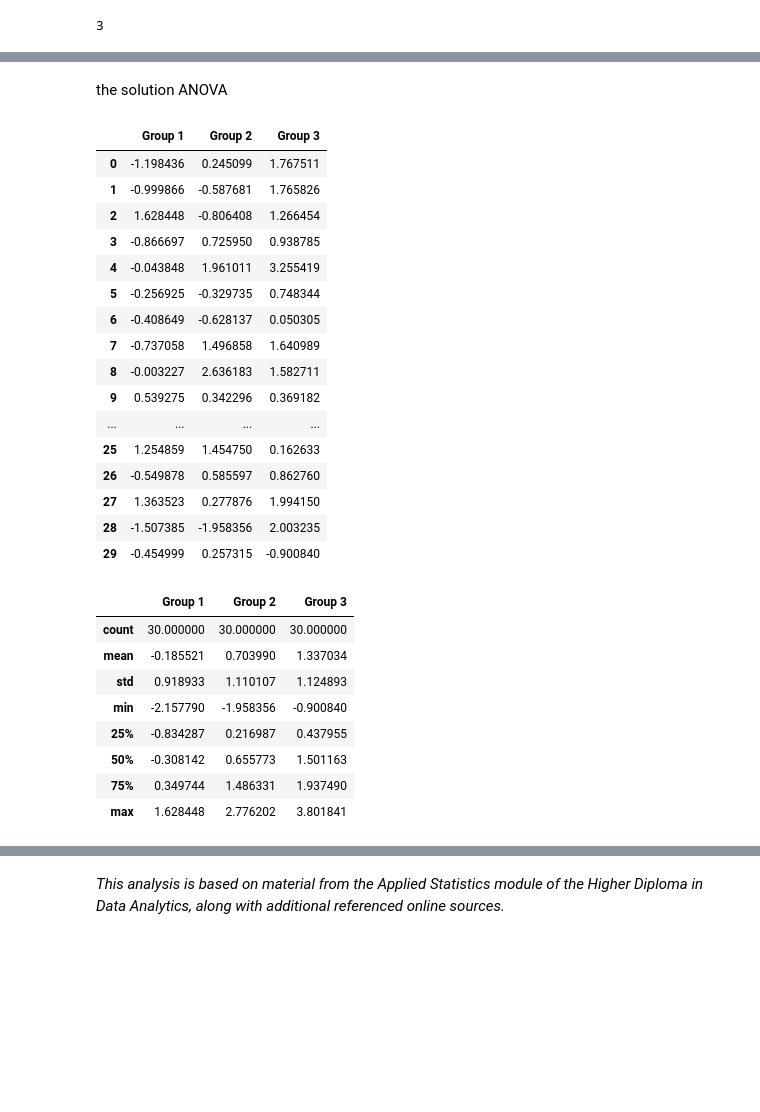
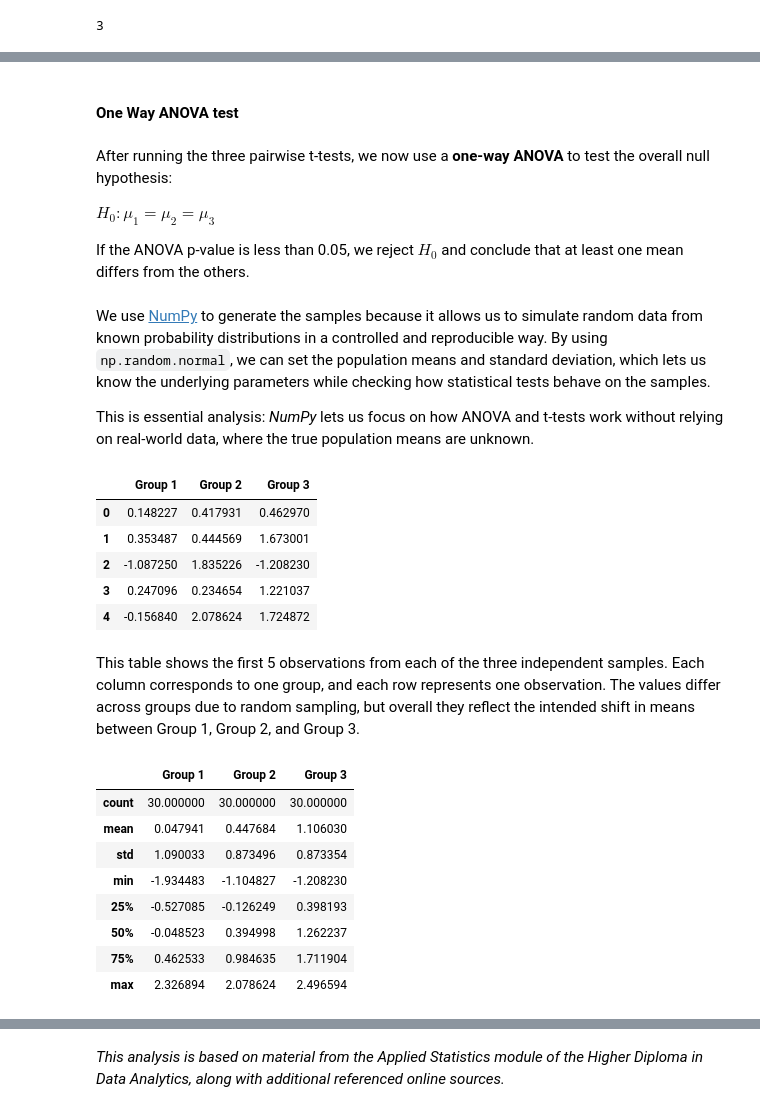
Before and after one commit to mondbr/applied_statistics, a Jupyter notebook: problems.ipynb, the cells around one changed output, grey strips where cells are left out. Cells and saved outputs as stored; diff of their text form; code cells hidden in the pictures; blank space fills up the shorter version.

Commit message:
problem 4 : adding explanation and interpretation to independent ttest,  interpreted ANOVA and tukey test, removed unnessesary code, added references to readme

```diff
--- a/problems.ipynb
+++ b/problems.ipynb
@@ -1911,54 +1954,47 @@ using the same sample multiple times so its overlapping between thr different t-
+# %% [markdown]
+#### One Way ANOVA test
 # %% [markdown]
-the solution
-ANOVA
+After running the three pairwise t-tests, we now use a **one-way ANOVA** to test the overall null hypothesis:
+
+$H_0:\mu_1=\mu_2=\mu_3$
+
+If the ANOVA p-value is less than 0.05, we reject $H_0$ and conclude that at least one mean differs from the others.
-# %%
-sample_1 = np.random.normal(loc=mu_1, scale=sigma, size=n)
-
-# second sample
-sample_2 = np.random.normal(loc=mu_2, scale=sigma, size=n)
-
-# third sample
-sample_3 = np.random.normal(loc=mu_3, scale=sigma, size=n)
+# %% [markdown]
+We use [NumPy](https://www.w3schools.com/python/numpy/numpy_intro.asp) to generate the samples because it allows us to simulate random data from known probability distributions in a controlled and reproducible way. By using `np.random.normal`, we can set the population means and standard deviation, which lets us know the underlying parameters while checking how statistical tests behave on the samples.
+
+This is essential analysis: *NumPy* lets us focus on how ANOVA and t-tests work  without relying on real-world data, where the true population means are unknown.
 # %%
-import pandas as pd
 # ANOVA test
+# https://docs.scipy.org/doc/scipy/reference/generated/scipy.stats.f_oneway.html
+# set up a data frame from the three samples
 
 df = pd.DataFrame({
     'Group 1': sample_1,
     'Group 2': sample_2,
     'Group 3': sample_3
 })
 
-# show
-df
+# show the data frame
+df[:5]
 # %% [output]
 |  | Group 1 | Group 2 | Group 3 |
-| 0 | -1.198436 | 0.245099 | 1.767511 |
-| 1 | -0.999866 | -0.587681 | 1.765826 |
-| 2 | 1.628448 | -0.806408 | 1.266454 |
-| 3 | -0.866697 | 0.725950 | 0.938785 |
-| 4 | -0.043848 | 1.961011 | 3.255419 |
-| 5 | -0.256925 | -0.329735 | 0.748344 |
-| 6 | -0.408649 | -0.628137 | 0.050305 |
-| 7 | -0.737058 | 1.496858 | 1.640989 |
-| 8 | -0.003227 | 2.636183 | 1.582711 |
-| 9 | 0.539275 | 0.342296 | 0.369182 |
-| ... | ... | ... | ... |
-| 25 | 1.254859 | 1.454750 | 0.162633 |
-| 26 | -0.549878 | 0.585597 | 0.862760 |
-| 27 | 1.363523 | 0.277876 | 1.994150 |
-| 28 | -1.507385 | -1.958356 | 2.003235 |
-| 29 | -0.454999 | 0.257315 | -0.900840 |
+| 0 | 0.148227 | 0.417931 | 0.462970 |
+| 1 | 0.353487 | 0.444569 | 1.673001 |
+| 2 | -1.087250 | 1.835226 | -1.208230 |
+| 3 | 0.247096 | 0.234654 | 1.221037 |
+| 4 | -0.156840 | 2.078624 | 1.724872 |
+# %% [markdown]
+This table shows the first 5 observations from each of the three independent samples. Each column corresponds to one group, and each row represents one observation. The values differ across groups due to random sampling, but overall they reflect the intended shift in means between Group 1, Group 2, and Group 3.
 # %%
-# Describe.
+# Describe the data frame
 df.describe()
 # %% [output]
 |  | Group 1 | Group 2 | Group 3 |
 | count | 30.000000 | 30.000000 | 30.000000 |
-| mean | -0.185521 | 0.703990 | 1.337034 |
-| std | 0.918933 | 1.110107 | 1.124893 |
-| min | -2.157790 | -1.958356 | -0.900840 |
-| 25% | -0.834287 | 0.216987 | 0.437955 |
-| 50% | -0.308142 | 0.655773 | 1.501163 |
-| 75% | 0.349744 | 1.486331 | 1.937490 |
-| max | 1.628448 | 2.776202 | 3.801841 |
+| mean | 0.047941 | 0.447684 | 1.106030 |
+| std | 1.090033 | 0.873496 | 0.873354 |
+| min | -1.934483 | -1.104827 | -1.208230 |
+| 25% | -0.527085 | -0.126249 | 0.398193 |
+| 50% | -0.048523 | 0.394998 | 1.262237 |
+| 75% | 0.462533 | 0.984635 | 1.711904 |
+| max | 2.326894 | 2.078624 | 2.496594 |
```
Also changed, not shown: parts of 70 cells of this notebook, 1 other file.
